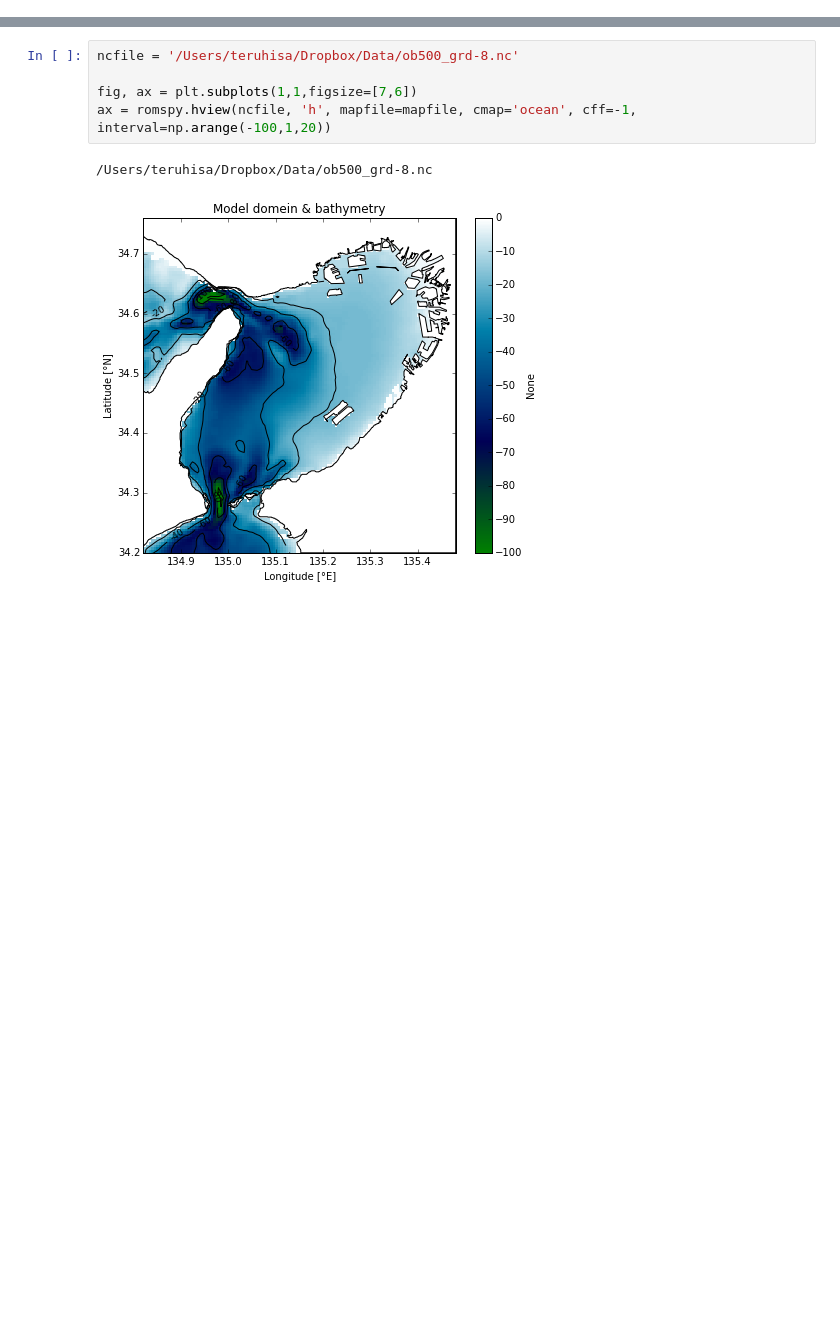
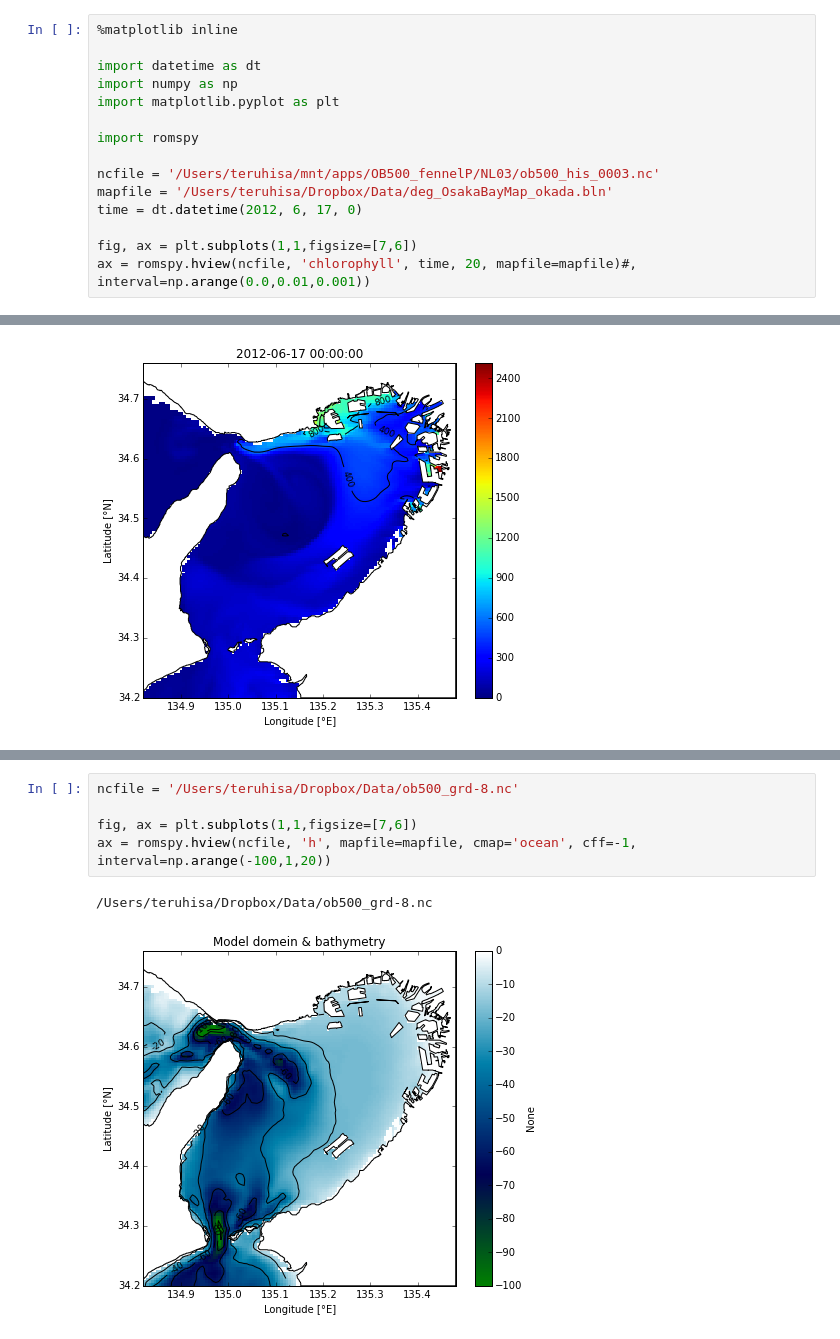
Before and after one commit to okadate/notebook, a Jupyter notebook: romspy/hview.ipynb, the cells around one changed output, grey strips where cells are left out. Drawn from its saved outputs; the diff is of its cells as text; blank space fills up the shorter version.

```diff
--- a/romspy/hview.ipynb
+++ b/romspy/hview.ipynb
@@ -20,0 +22,16 @@ ax = romspy.hview(ncfile, 'SOD', time, interval=np.arange(-30,1,5), mapfile=mapf
+# %%
+%matplotlib inline
+
+import datetime as dt
+import numpy as np
+import matplotlib.pyplot as plt
+
+import romspy
+
+ncfile = '/Users/teruhisa/mnt/apps/OB500_fennelP/NL03/ob500_his_0003.nc'
+mapfile = '/Users/teruhisa/Dropbox/Data/deg_OsakaBayMap_okada.bln'
+time = dt.datetime(2012, 6, 17, 0)
+
+fig, ax = plt.subplots(1,1,figsize=[7,6])
+ax = romspy.hview(ncfile, 'chlorophyll', time, 20, mapfile=mapfile)#, interval=np.arange(0.0,0.01,0.001))
+# %% [output]
@@ -20,0 +40 @@ ax = romspy.hview(ncfile, 'SOD', time, interval=np.arange(-30,1,5), mapfile=mapf
+[figure, added]
```
Also changed, not shown: parts of 3 cells of this notebook, 9 other files.
